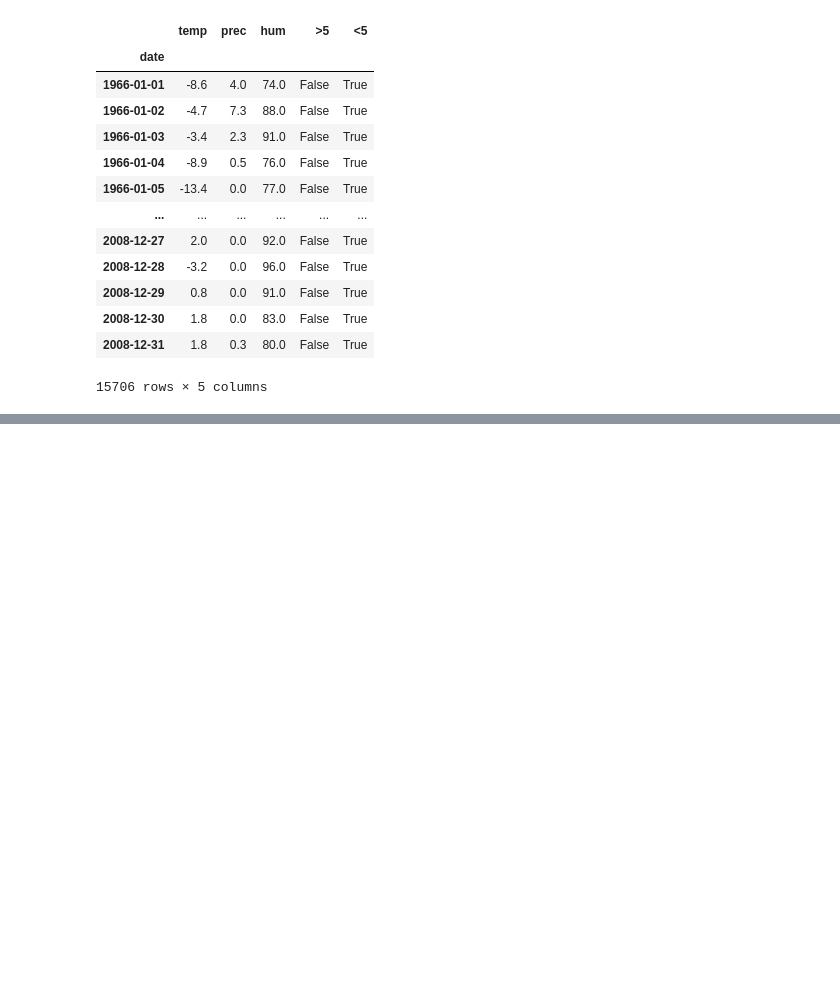
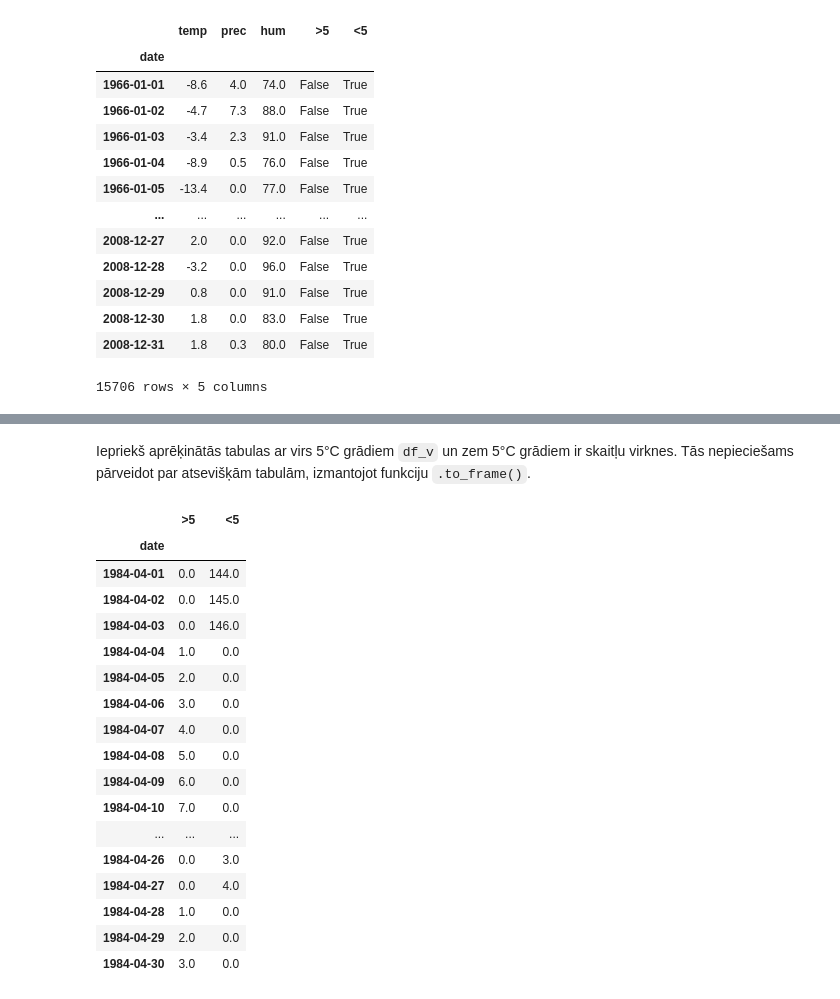
Before and after one commit to didzislauva/jupyter_tutorial, a Jupyter notebook: Laikrinda 3.ipynb, the cells around one changed output, grey strips where cells are left out. Saved outputs shown, nothing was run; the diff lists cells and outputs as text; code cells hidden in the pictures; blank space fills up the shorter version.

```diff
--- a/Laikrinda 3.ipynb
+++ b/Laikrinda 3.ipynb
@@ -104,0 +148,24 @@ df_z
+# %% [markdown]
+Iepriekš aprēķinātās tabulas ar virs 5°C grādiem `df_v` un zem 5°C grādiem ir skaitļu virknes. Tās nepieciešams pārveidot par atsevišķām tabulām, izmantojot funkciju `.to_frame()`.
+# %%
+g=pd.merge(df_v,df_z, on="date")
+g["1984-04"]
+# %% [output]
+|  | >5 | <5 |
+| date |  |  |
+| 1984-04-01 | 0.0 | 144.0 |
+| 1984-04-02 | 0.0 | 145.0 |
+| 1984-04-03 | 0.0 | 146.0 |
+| 1984-04-04 | 1.0 | 0.0 |
+| 1984-04-05 | 2.0 | 0.0 |
+| 1984-04-06 | 3.0 | 0.0 |
+| 1984-04-07 | 4.0 | 0.0 |
+| 1984-04-08 | 5.0 | 0.0 |
+| 1984-04-09 | 6.0 | 0.0 |
+| 1984-04-10 | 7.0 | 0.0 |
+| ... | ... | ... |
+| 1984-04-26 | 0.0 | 3.0 |
+| 1984-04-27 | 0.0 | 4.0 |
+| 1984-04-28 | 1.0 | 0.0 |
+| 1984-04-29 | 2.0 | 0.0 |
+| 1984-04-30 | 3.0 | 0.0 |
```
Also changed, not shown: parts of 27 cells of this notebook.
